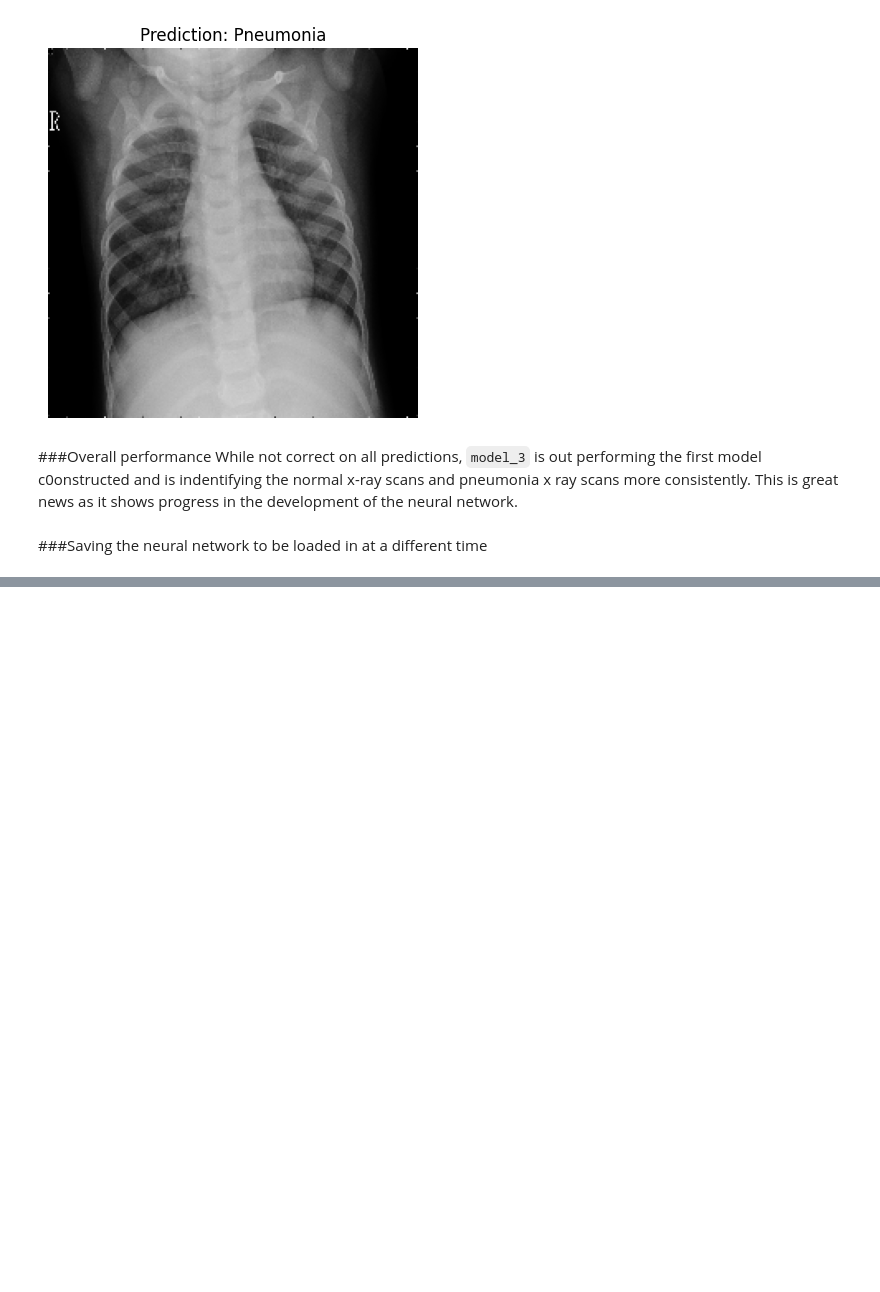
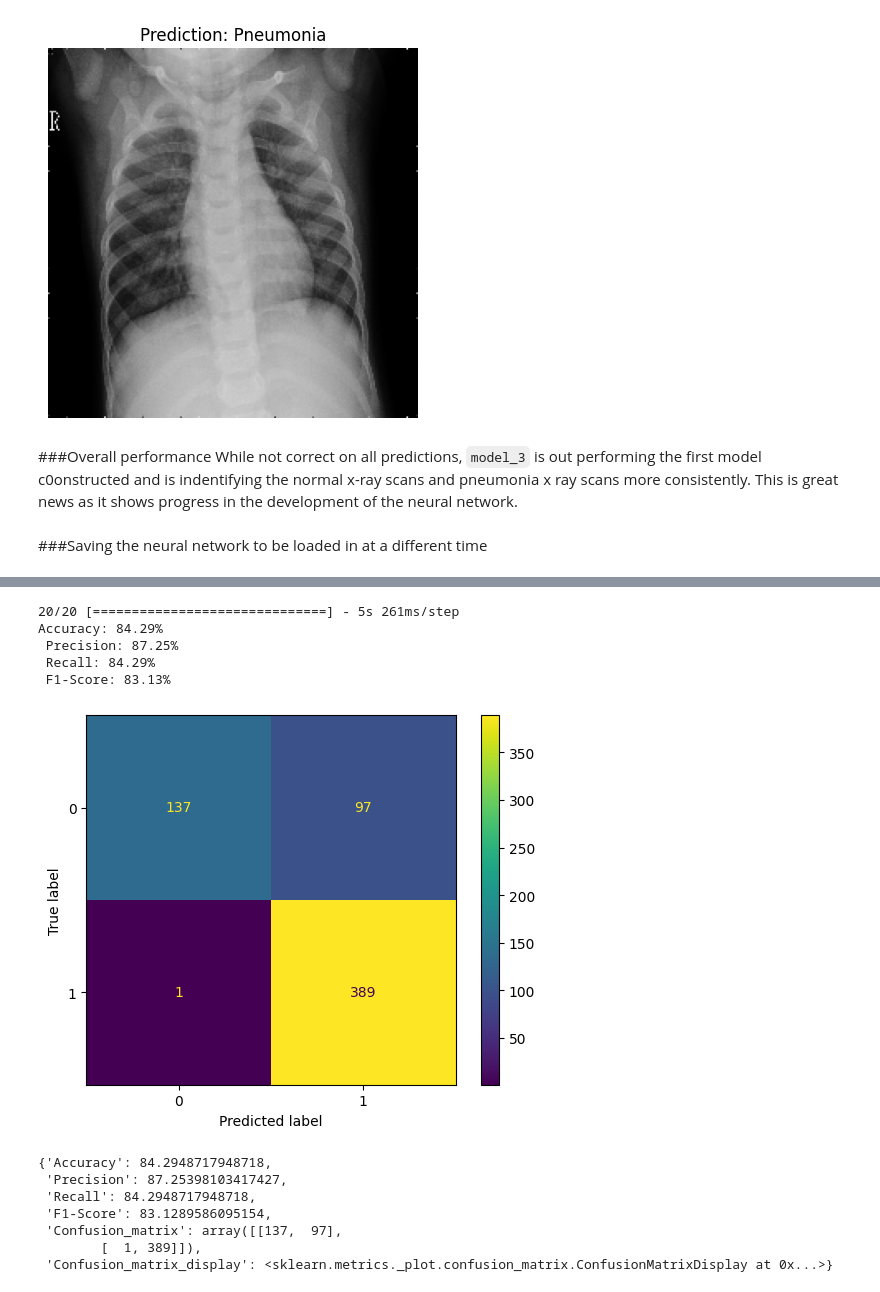
Before and after one commit to SteffanBurnette/TensorFlow-, a Jupyter notebook: Pneumonia_classification_neural_network.ipynb, the cells around one changed output, grey strips where cells are left out. Saved outputs shown, nothing was run; the diff lists cells and outputs as text; code cells hidden in the pictures; blank space fills up the shorter version.

```diff
--- a/Pneumonia_classification_neural_network.ipynb
+++ b/Pneumonia_classification_neural_network.ipynb
@@ -445,0 +604,7 @@ new_model = tf.keras.models.load_model('/content/drive/MyDrive/Deep Learning Stu
+# %%
+print("Test data images data: ")
+test_data_unshuffle = test_datagen.flow_from_directory(test_dir,
+                                             target_size= IMAGE_SHAPE,
+                                             batch_size=BATCH_SIZE,
+                                             class_mode = "binary",
+                                                       shuffle = False)
@@ -445,0 +708,16 @@ new_model = tf.keras.models.load_model('/content/drive/MyDrive/Deep Learning Stu
+# %%
+deep_analysis(model = model_1a, dataset = test_data_unshuffle)
+# %% [output]
+20/20 [==============================] - 5s 261ms/step
+Accuracy: 84.29%
+ Precision: 87.25%
+ Recall: 84.29%
+ F1-Score: 83.13%
+[figure, added]
+{'Accuracy': 84.2948717948718,
+ 'Precision': 87.25398103417427,
+ 'Recall': 84.2948717948718,
+ 'F1-Score': 83.1289586095154,
+ 'Confusion_matrix': array([[137,  97],
+        [  1, 389]]),
+ 'Confusion_matrix_display': <sklearn.metrics._plot.confusion_matrix.ConfusionMatrixDisplay at 0x...>}
```
Also changed, not shown: parts of 47 cells of this notebook.
